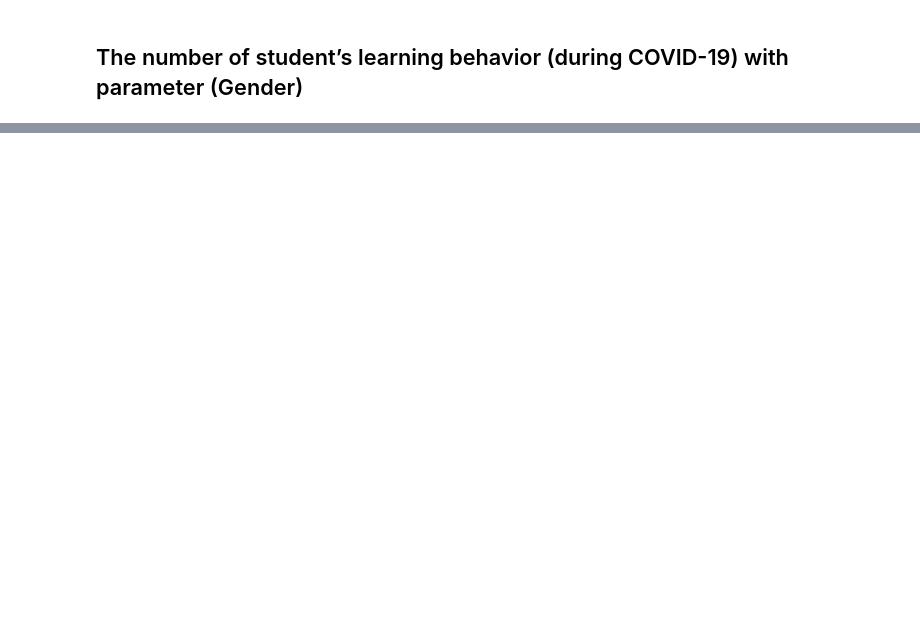
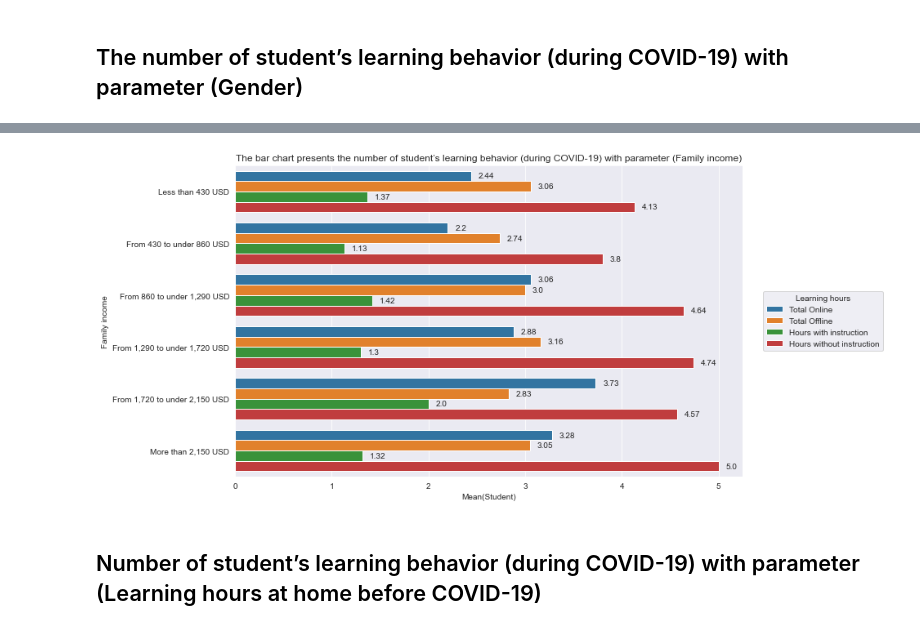
Before and after one commit to nhpquy/data_analysis, a Jupyter notebook: DataAnalysis.ipynb, the cells around one changed output, grey strips where cells are left out. Saved outputs shown, nothing was run; the diff lists cells and outputs as text; code cells hidden in the pictures; blank space fills up the shorter version.

```diff
--- a/DataAnalysis.ipynb
+++ b/DataAnalysis.ipynb
@@ -39,0 +142,7 @@ ValueError: Could not interpret input 'Mean'
+# %%
+datasetBasedFamilyIncome = feature_group_by_("income", ["Less than 430 USD",
+                             "From 430 to under 860 USD",
+                             "From 860 to under 1,290 USD",
+                             "From 1,290 to under 1,720 USD",
+                             "From 1,720 to under 2,150 USD",
+                             "More than 2,150 USD"])
@@ -39,0 +176,20 @@ ValueError: Could not interpret input 'Mean'
+# %%
+groupedBarPlot(datasetBasedFamilyIncome,
+               plotParams={
+                   "x": "Mean",
+                   "y": "income",
+                   "hue": "Learning hours",
+                   "title": "The bar chart presents the number of student’s learning behavior (during COVID-19) with parameter (Family income)",
+                   "xLabel": "Mean(Student)",
+                   "yLabel": "Family income"
+               },
+               legendParams={
+                   "location": "center left",
+                   "title": "Learning hours"
+               },
+               isHorizontal=True
+              )
+# %% [output]
+[figure, added]
+# %% [markdown]
+##  Number of student’s learning behavior (during COVID-19) with parameter (Learning hours at home before COVID-19)
```
Also changed, not shown: parts of 26 cells of this notebook, 2 other files.
